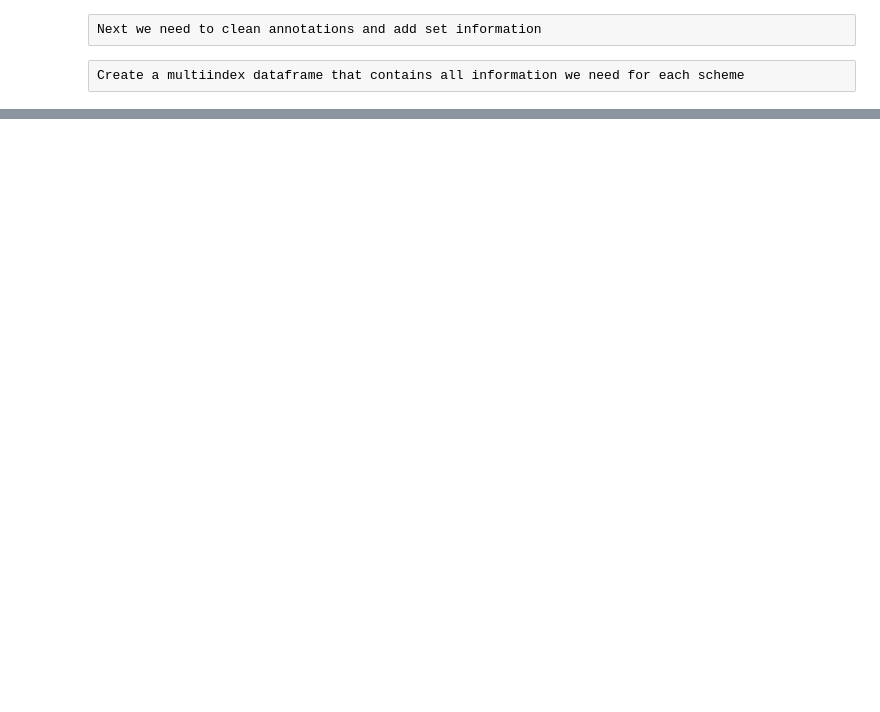
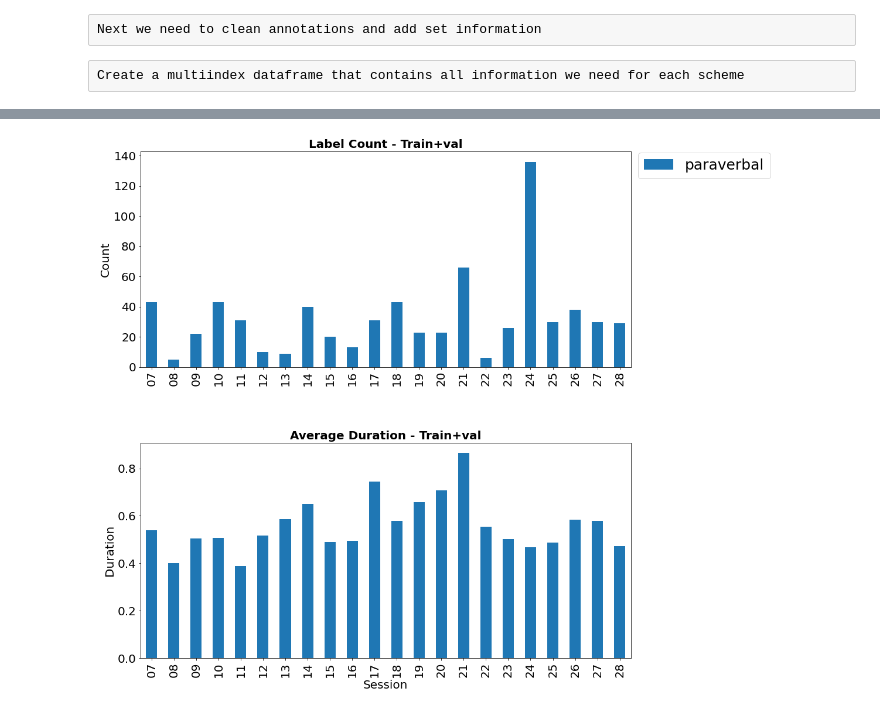
Before and after one commit to shelm/phd-thesis-code, a Jupyter notebook: 00_dataset_analysis/multimediate/multimediate_22.ipynb, the cells around one changed output, grey strips where cells are left out. Cells and saved outputs as stored; diff of their text form; code cells hidden in the pictures; blank space fills up the shorter version.

```diff
--- a/00_dataset_analysis/multimediate/multimediate_22.ipynb
+++ b/00_dataset_analysis/multimediate/multimediate_22.ipynb
@@ -128,0 +206,4 @@ max    1291.000000  1291.840000     0.0     5.000000
+# %%
+plot_dist_for_modality_schemes(['paraverbal'], 'Train+Val')
+# %% [output]
+[figure, added]
```
Also changed, not shown: parts of 17 cells of this notebook.
